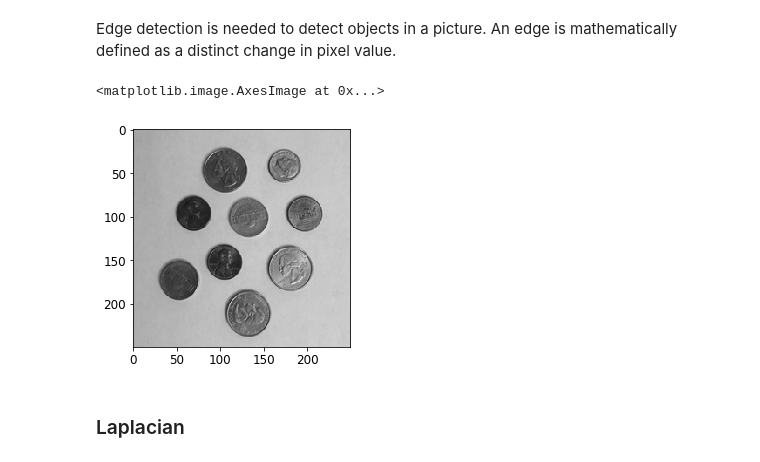
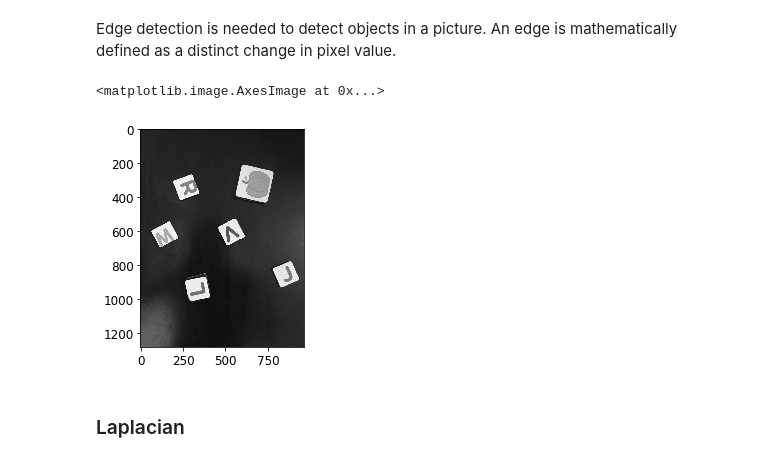
Before and after one commit to cloudxlab/opencv-intro, a Jupyter notebook: 6_edge_detection.ipynb, the cells around one changed output. Drawn from its saved outputs; the diff is of its cells as text; code cells hidden in the pictures.

Commit message:
Fixed issues with coins and edge detection

```diff
--- a/6_edge_detection.ipynb
+++ b/6_edge_detection.ipynb
@@ -18,13 +18,13 @@ mpl.rc('ytick', labelsize=12)
 def fixColor(image):
     return(cv2.cvtColor(image, cv2.COLOR_BGR2RGB))
 # %%
-image = cv2.imread("images/coins.png")
+image = cv2.imread("images/squares.jpg")
 image = cv2.cvtColor(image, cv2.COLOR_BGR2GRAY)
 
 plt.imshow(fixColor(image))
 # %% [output]
 <matplotlib.image.AxesImage at 0x...>
-[figure, old version]
+[figure, new version]
 # %% [markdown]
 ### Laplacian
 # %% [markdown]
```
Also changed, not shown: parts of 9 cells of this notebook, 1 other file.
